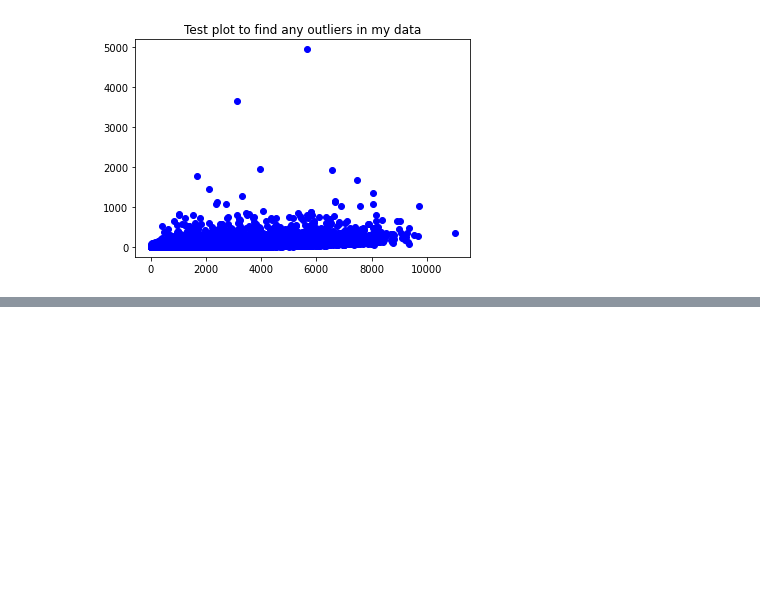
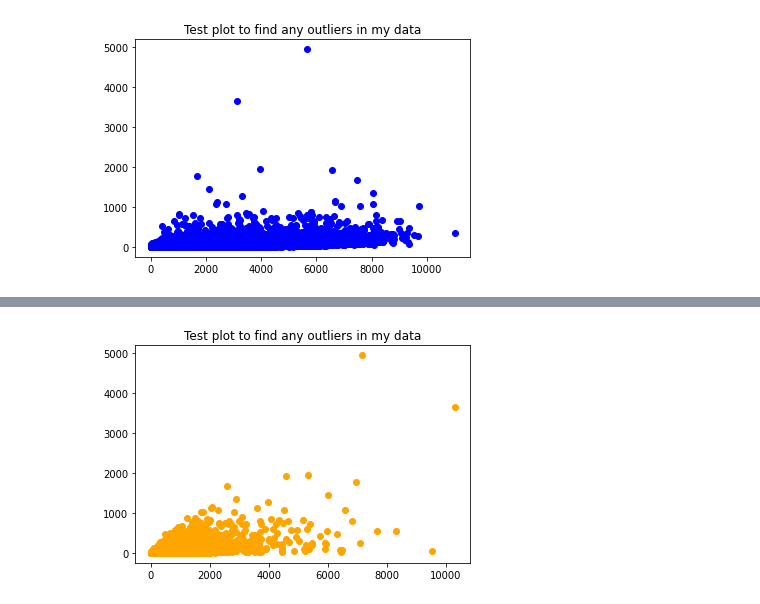
Before and after one commit to OhOmah/Unit-1-Build-Sprint-Exploratory-Data-Analysis, a Jupyter notebook: Build_Week_Omar_Zaffar_DS18.ipynb, the cells around one changed output, grey strips where cells are left out. Drawn from its saved outputs; the diff is of its cells as text; code cells hidden in the pictures; blank space fills up the shorter version.

```diff
--- a/Build_Week_Omar_Zaffar_DS18.ipynb
+++ b/Build_Week_Omar_Zaffar_DS18.ipynb
@@ -145,0 +166,8 @@ plt.show()
+# %%
+# This graph was going to be my main graph with the others being my supporting data
+#
+plt.scatter(road['STARTS'], road['WINS'], color='orange')
+plt.title('Test plot to find any outliers in my data')
+plt.show()
+# %% [output]
+[figure, added]
```
Also changed, not shown: parts of 19 cells of this notebook.
